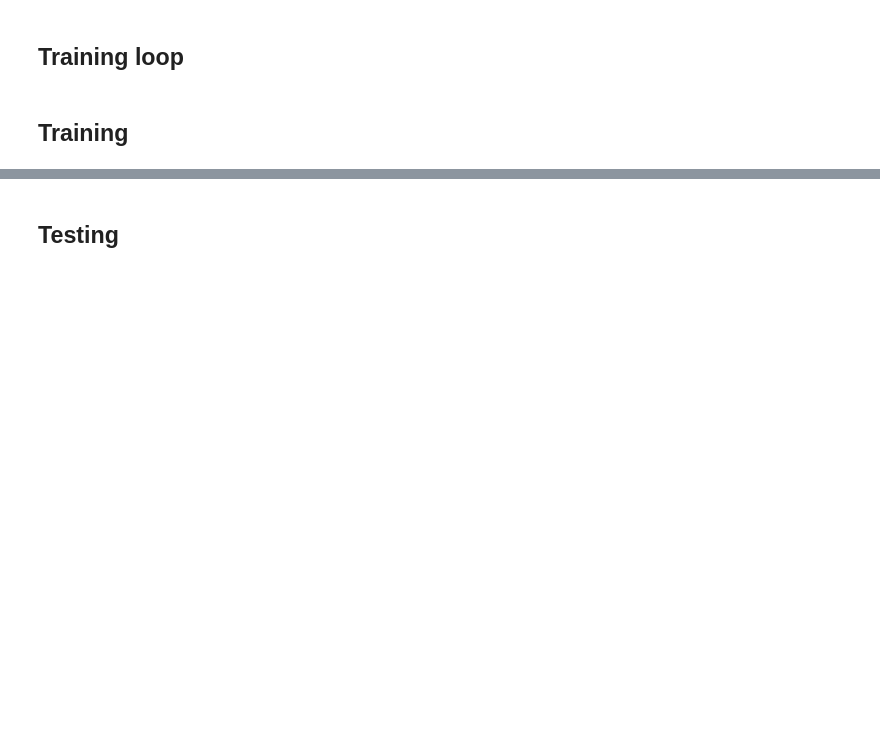
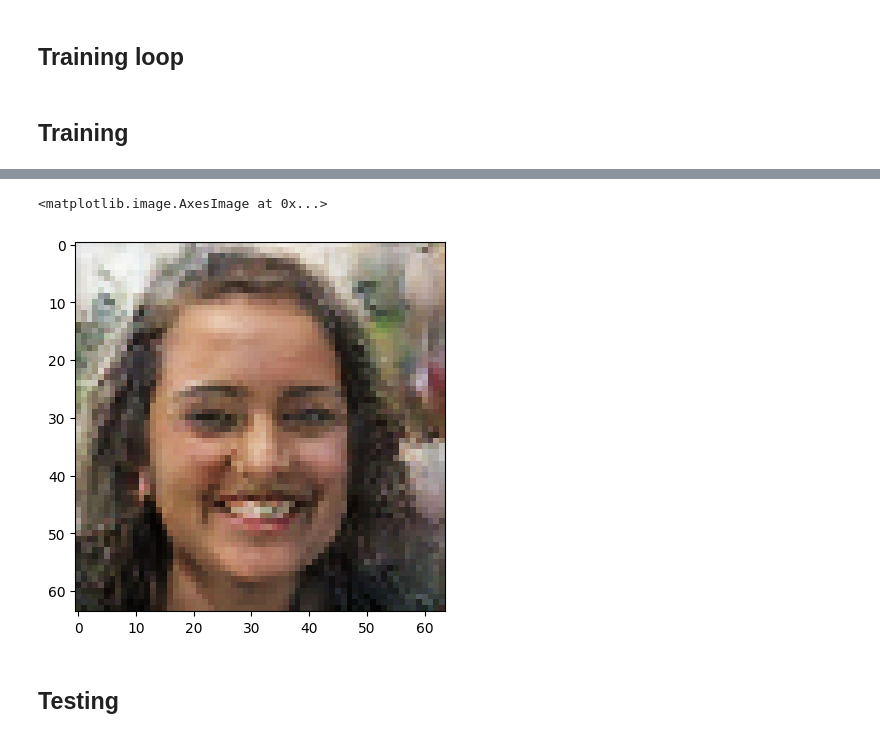
Before and after one commit to sanyamjain0315/generated-image-detection, a Jupyter notebook: GAN.ipynb, the cells around one changed output, grey strips where cells are left out. Cells and saved outputs as stored; diff of their text form; code cells hidden in the pictures; blank space fills up the shorter version.

```diff
--- a/GAN.ipynb
+++ b/GAN.ipynb
@@ -381,3 +390,8 @@ input_folder = "training/"
 output_gif_path = "training.gif"
 
 convert_images_to_gif(input_folder, output_gif_path)
+# %%
+img = generator.predict(tf.random.normal((1, latent_features, 1)))
+img = (img + 1) / 2
+plt.imshow(img[0])
+# %% [output]
@@ -383,0 +399,2 @@ convert_images_to_gif(input_folder, output_gif_path)
+<matplotlib.image.AxesImage at 0x...>
+[figure, added]
```
Also changed, not shown: parts of 31 cells of this notebook, 4 other files.
